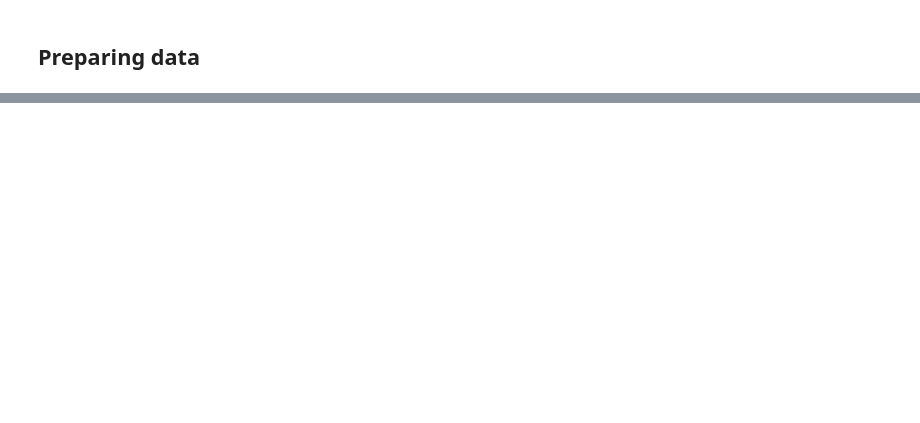
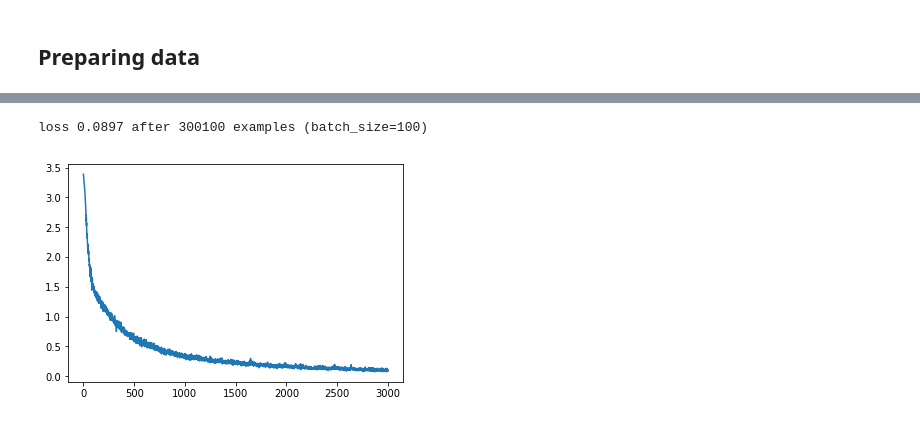
Before and after one commit to maduardar/G2P, a Jupyter notebook: Phoneme.ipynb, the cells around one changed output, grey strips where cells are left out. Saved outputs shown, nothing was run; the diff lists cells and outputs as text; code cells hidden in the pictures; blank space fills up the shorter version.

```diff
--- a/Phoneme.ipynb
+++ b/Phoneme.ipynb
@@ -137,0 +406,40 @@ F
+# %%
+
+def next_feed():
+    batch = next(batches)
+    encoder_inputs_, _ = helpers.batch(batch)
+    decoder_targets_, _ = helpers.batch(
+        [(sequence) + [EOS] for sequence in batch]
+    )
+    decoder_inputs_, _ = helpers.batch(
+        [[EOS] + (sequence) for sequence in batch]
+    )
+    return {
+        encoder_inputs: encoder_inputs_,
+        decoder_inputs: decoder_inputs_,
+        decoder_targets: decoder_targets_,
+    }
+# %%
+loss_track = []
+max_batches = 3001
+batches_in_epoch = 1000
+
+try:
+    for batch in range(max_batches):
+        fd = next_feed()
+        _, l = sess.run([train_op, loss], fd)
+        loss_track.append(l)
+
+        if batch == 0 or batch % batches_in_epoch == 0:
+            print('batch {}'.format(batch))
+            print('  minibatch loss: {}'.format(sess.run(loss, fd)))
+            predict_ = sess.run(decoder_prediction, fd)
+            for i, (inp, pred) in enumerate(zip(fd[encoder_inputs].T, predict_.T)):
+                print('  sample {}:'.format(i + 1))
+                print('    input     > {}'.format(inp))
+                print('    predicted > {}'.format(pred))
+                if i >= 2:
+                    break
+            print()
+except KeyboardInterrupt:
+    print('training interrupted')
@@ -137,0 +464,8 @@ F
+# %%
+%matplotlib inline
+import matplotlib.pyplot as plt
+plt.plot(loss_track)
+print('loss {:.4f} after {} examples (batch_size={})'.format(loss_track[-1], len(loss_track)*batch_size, batch_size))
+# %% [output]
+loss 0.0897 after 300100 examples (batch_size=100)
+[figure, added]
```
Also changed, not shown: parts of 47 cells of this notebook.
